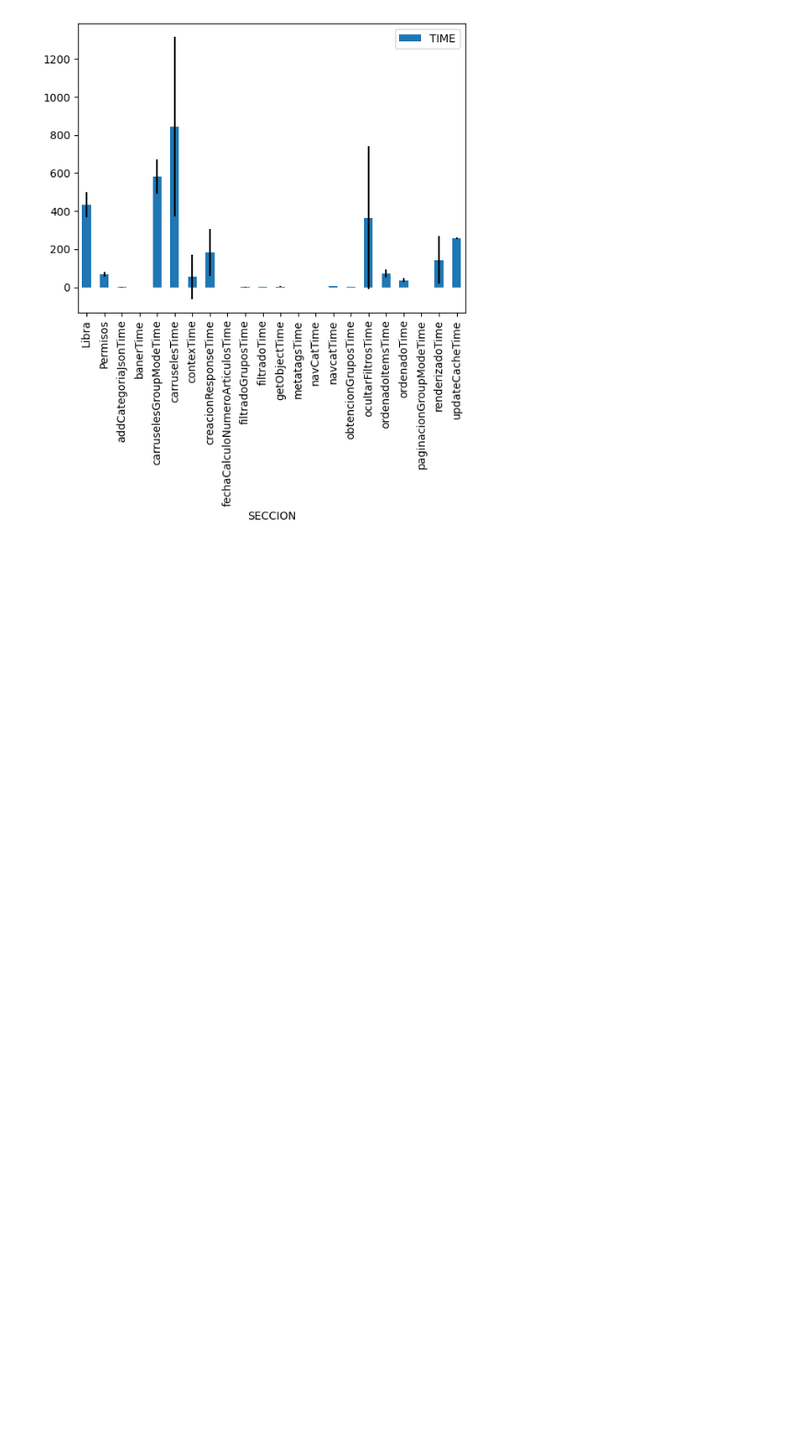
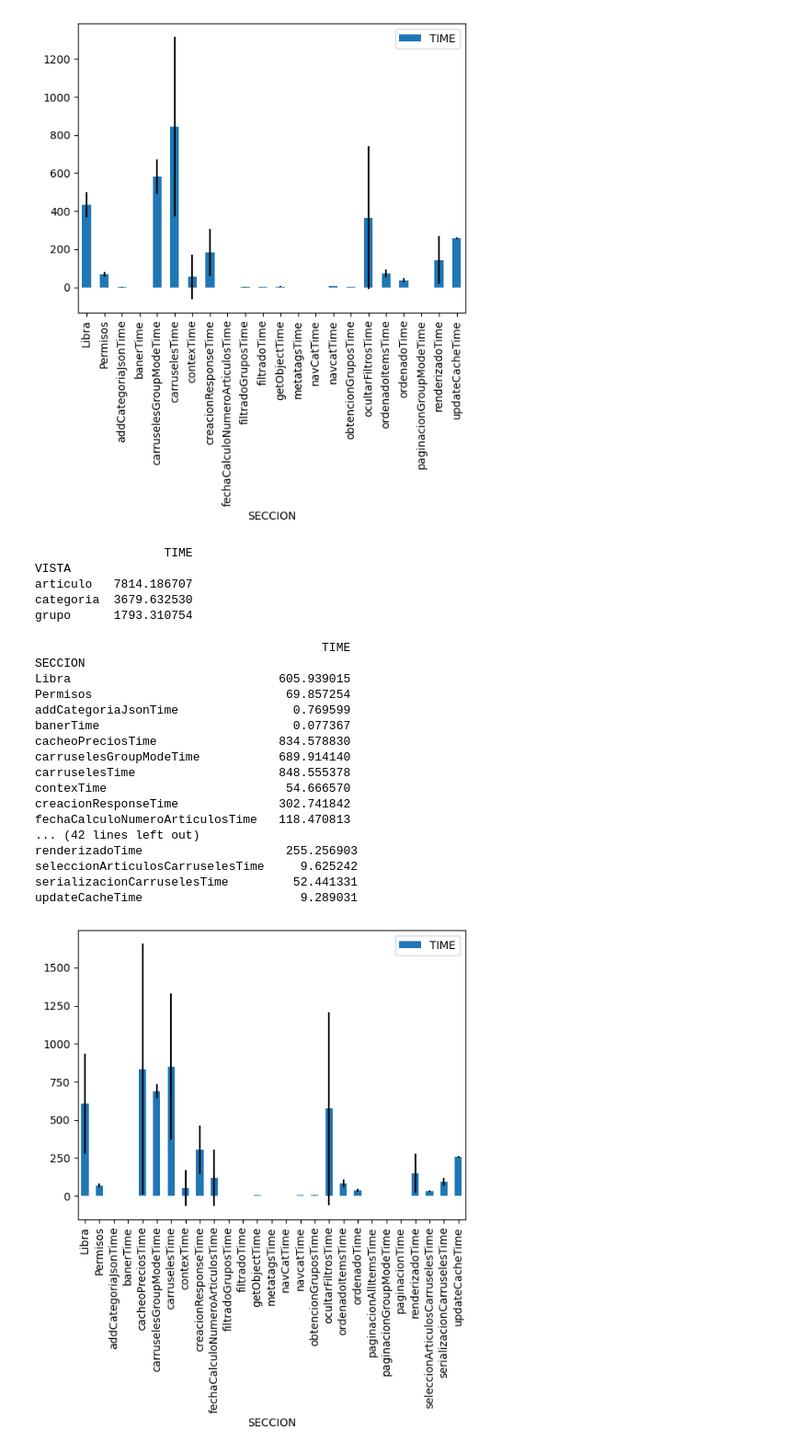
Before and after one commit to JavierBrenlla/pandas, a Jupyter notebook: rendimientosegundaversion.ipynb, the cells around one changed output. Shown: that part at 92% size. Saved outputs shown, nothing was run; the diff lists cells and outputs as text; code cells hidden in the pictures; blank space fills up the shorter version.

Commit message:
negar regex

```diff
--- a/rendimientosegundaversion.ipynb
+++ b/rendimientosegundaversion.ipynb
@@ -304,3 +304,49 @@ paginacionGroupModeTime            0.223861
 renderizadoTime                  250.553998
 updateCacheTime                    7.643754
 [figure]
+# %%
+categorias_group_mode = df[df["URL"].str.contains("group_mode=true")]
+categorias_art_mode = df[~(df["URL"].str.contains(r"group_mode=true", regex=True))]
+
+#categorias_art_mode = categorias_art_mode[categorias_art_mode["VISTA"] == "categoria"]
+
+categorias_art_mode = categorias_art_mode.groupby(["URL", "VISTA"]).sum()
+
+print(categorias_art_mode.groupby("VISTA").mean())
+# %% [output]
+                  TIME
+VISTA
+articulo   7814.186707
+categoria  3679.632530
+grupo      1793.310754
+# %%
+categorias_group_mode = df[df["URL"].str.contains("group_mode=true")]
+categorias_art_mode = df[(~(df["URL"].str.contains(r"group_mode=true", regex=True)) & (df["VISTA"] == "categoria"))]
+
+#categorias_art_mode = categorias_art_mode[categorias_art_mode["VISTA"] == "categoria"]
+
+categoria_filtrado = categorias_art_mode[(categorias_art_mode["SECCION"] != "Renderizado") & (categorias_art_mode["SECCION"] != "Datos")]
+
+categoria_filtrado.groupby("SECCION").mean().plot(kind = "bar", yerr = categoria_filtrado.groupby("SECCION").std() / 2)
+
+print(categoria_filtrado.groupby("SECCION").mean())
+print(categoria_filtrado.groupby("SECCION").std(ddof=0))
+# %% [output]
+                                        TIME
+SECCION
+Libra                             605.939015
+Permisos                           69.857254
+addCategoriaJsonTime                0.769599
+banerTime                           0.077367
+cacheoPreciosTime                 834.578830
+carruselesGroupModeTime           689.914140
+carruselesTime                    848.555378
+contexTime                         54.666570
+creacionResponseTime              302.741842
+fechaCalculoNumeroArticulosTime   118.470813
+... (42 lines left out)
+renderizadoTime                    255.256903
+seleccionArticulosCarruselesTime     9.625242
+serializacionCarruselesTime         52.441331
+updateCacheTime                      9.289031
+[figure, added]
```
Also changed, not shown: parts of 1 cell of this notebook.
